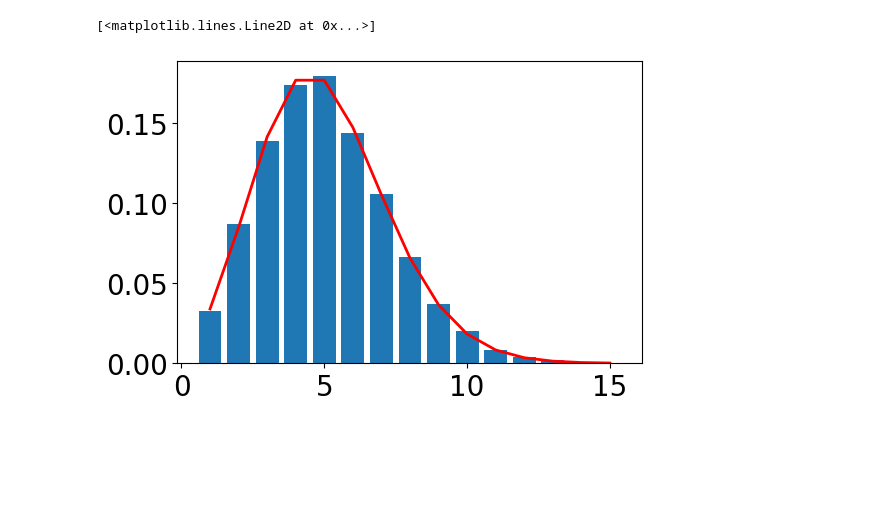
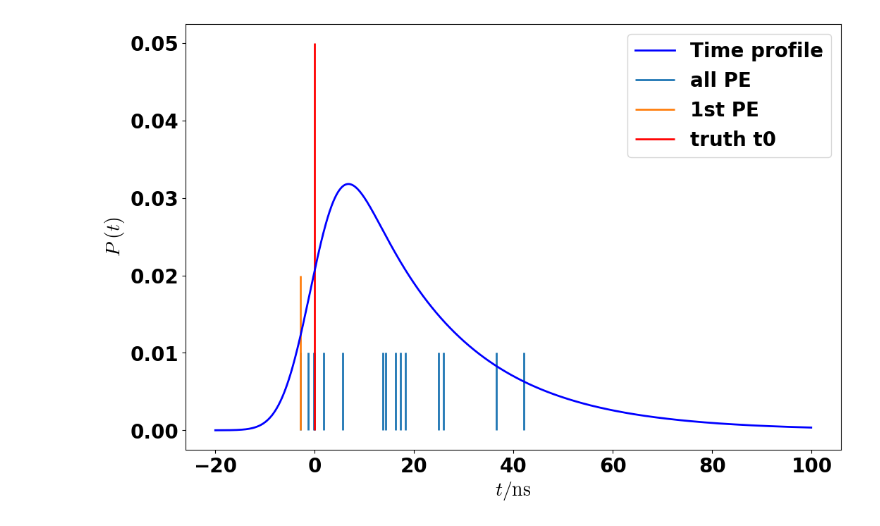
Before and after one commit to heroxbd/waveform-analysis, a Jupyter notebook: likelihood.ipynb, the cells around one changed output. Cells and saved outputs as stored; diff of their text form; code cells hidden in the pictures; blank space fills up the shorter version.

Commit message:
Modified likelihood.py
Refine plotting process
Only use PEtruth to demo

```diff
--- a/likelihood.ipynb
+++ b/likelihood.ipynb
@@ -29,11 +33,18 @@ def transit(n, sigma):
     return np.random.normal(0, sigma, size=n)
 
 def time(n, tau, sigma):
-    return glow(n, tau) + transit(n, sigma)
+    if tau == 0:
+        return np.sort(transit(n, sigma))
+    elif sigma == 0:
+        return np.sort(glow(n, tau))
+    else:
+        return np.sort(glow(n, tau) + transit(n, sigma))
 
 def convolve_exp_norm(x, tau, sigma):
-    if sigma == 0:
-        y = np.where(x > 0, 1/tau * np.exp(-x/tau), 0)
+    if sigma == 0.:
+        y = np.where(x >= 0., 1/tau * np.exp(-x/tau), 0.)
+    elif tau == 0.:
+        y = norm.pdf(x, loc=0, scale=sigma)
     else:
         alpha = 1/tau
         co = alpha/2. * np.exp(alpha*alpha*sigma*sigma/2.)
@@ -42,16 +53,22 @@ def convolve_exp_norm(x, tau, sigma):
     return y
 
 def start_time(a0, a1, mu, tau, sigma):
+    np.random.seed(a0)
     stime = np.zeros(a1 - a0)
-    samples = [np.sort(time(n, tau, sigma)) for n in
+    samples = [time(n, tau, sigma) for n in
                poisson.ppf(1 - uniform.rvs(scale=1-poisson.cdf(0, mu), size=a1 - a0), mu).astype(np.int)]
     for i in range(a1 - a0):
         logL = lambda t0 : -1 * np.sum(np.log(np.clip(convolve_exp_norm(samples[i] - t0, tau, sigma),
                                                       np.finfo(np.float).tiny, np.inf)))
-        stime[i] = optimize.minimize(logL, x0=0, method='BFGS')['x']
+        if sigma == 0.:
+            stime[i] = optimize.minimize(logL, x0=np.min(samples[i]), method='BFGS')['x']
+        else:
+            stime[i] = optimize.minimize(logL, x0=np.min(samples[i])-1, method='L-BFGS-B', bounds=[[-np.inf, samples[i][0]]])['x']
     return stime, samples
 
-def deltatime(mu, tau, sigma):
+def deltatime(mu, tau, sigma, N):
+    chunk = N // Ncpu + 1
+    slices = np.vstack((np.arange(0, N, chunk), np.append(np.arange(chunk, N, chunk), N))).T.astype(np.int).tolist()
     with Pool(min(Ncpu, cpu_count())) as pool:
         result = pool.starmap(partial(start_time, mu=mu, tau=tau, sigma=sigma), slices)
 
@@ -117,16 +133,3 @@ ax.set_title(r'$\mathrm{N}=$' + '{:2d}\n'.format(N) +
 ax.legend()
 fig.savefig('img/vs/vs.png')
 plt.close()
-# %%
-mu = 5
-sample = poisson.ppf(1 - uniform.rvs(scale=1-poisson.cdf(0, mu), size=10000), mu).astype(np.int)
-n, s = np.unique(sample, return_counts=True)
-s = s / np.sum(s)
-plt.close()
-plt.bar(n, s)
-f = np.diff(poisson.cdf(np.insert(n, 0, 0), mu))
-f = f / np.sum(f)
-plt.plot(n, f, color='r')
-# %% [output]
-[<matplotlib.lines.Line2D at 0x...>]
-[figure, removed]
@@ -132,0 +203,18 @@ plt.plot(n, f, color='r')
+# %%
+np.random.seed(3)
+fig = plt.figure(figsize=(12, 8))
+ax = fig.add_subplot()
+tau = 20
+sigma = 5
+t = np.arange(-20, 100, 0.1)
+ax.plot(t, convolve_exp_norm(t, tau, sigma), color='b', label='Time profile')
+smaples = time(15, tau, sigma)
+ax.vlines(smaples, ymin=0, ymax=0.01, color='C0', label='all PE')
+ax.vlines(smaples.min(), ymin=0, ymax=0.02, color='C1', label='1st PE')
+ax.vlines(0, ymin=0, ymax=0.05, color='r', label='truth t0')
+ax.set_xlabel(r'$t/\mathrm{ns}$')
+ax.set_ylabel(r'$P~(t)$')
+ax.legend()
+fig.savefig('img/vs/vs-demo.png')
+# %% [output]
+[figure, added]
```
Also changed, not shown: parts of 5 cells of this notebook, 4 other files.
